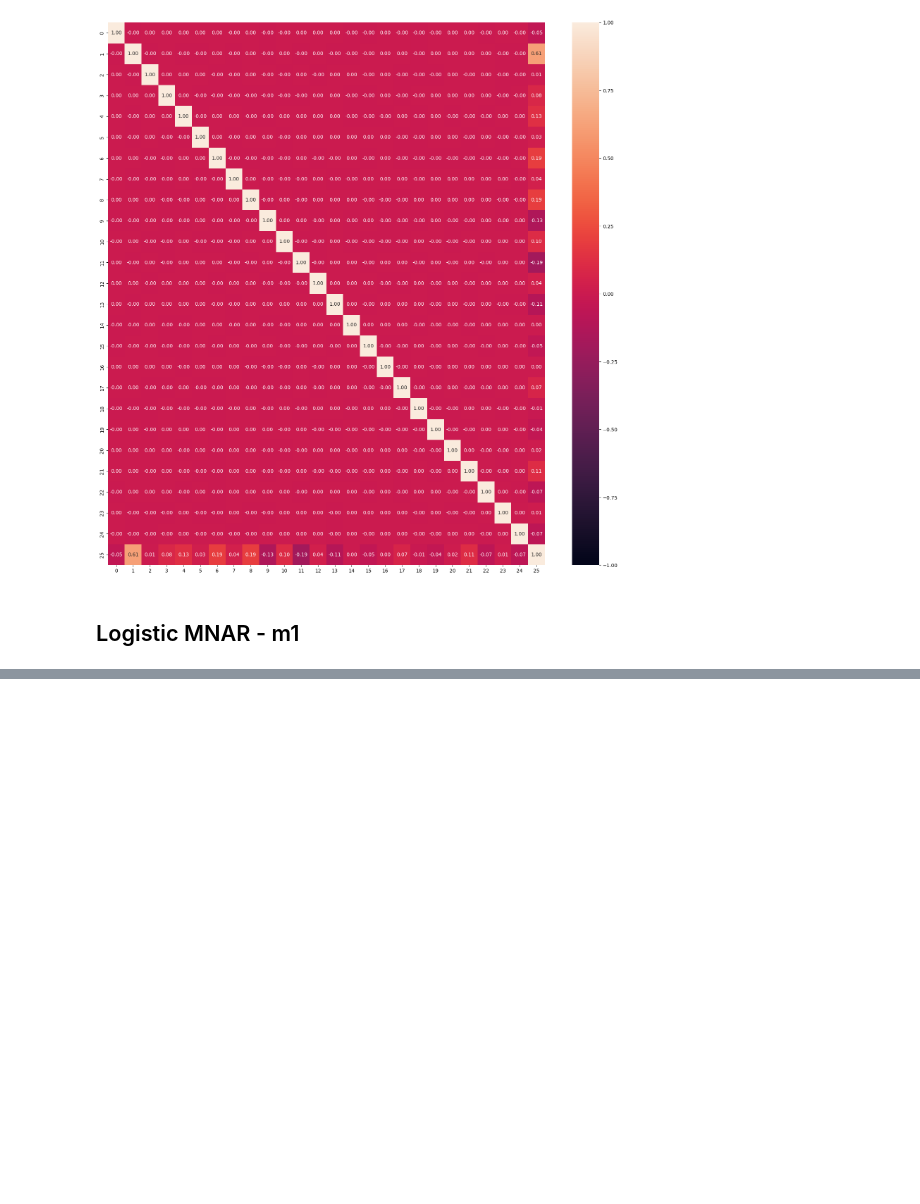
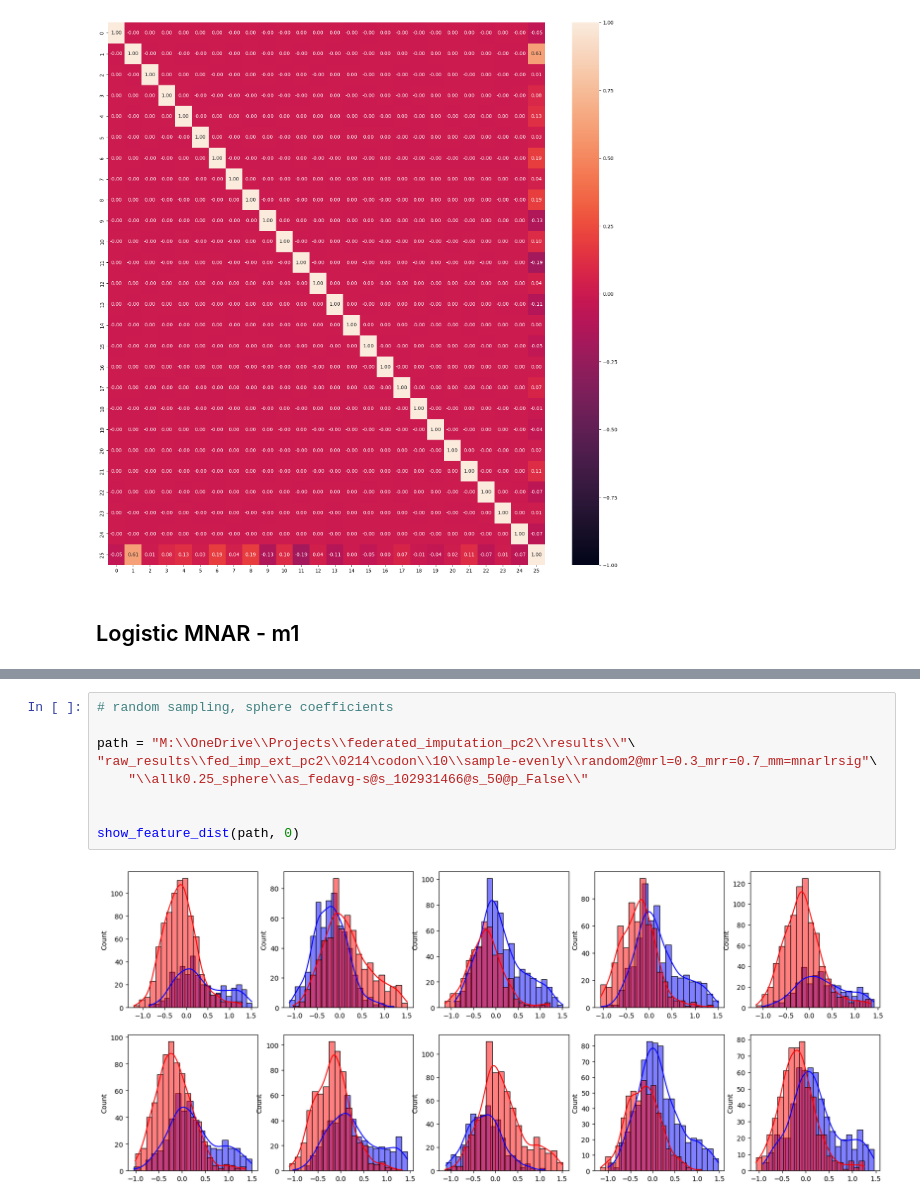
Before and after one commit to sitaomin1994/federated_imputation, a Jupyter notebook: notebook/paper_revision.ipynb, the cells around one changed output, grey strips where cells are left out. Cells and saved outputs as stored; diff of their text form; blank space fills up the shorter version.

```diff
--- a/notebook/paper_revision.ipynb
+++ b/notebook/paper_revision.ipynb
@@ -73,0 +342,11 @@ Name: count, dtype: int64
+# %%
+# random sampling, sphere coefficients
+
+path = "M:\\OneDrive\\Projects\\federated_imputation_pc2\\results\\"\
+"raw_results\\fed_imp_ext_pc2\\0214\codon\\10\\sample-evenly\\random2@mrl=0.3_mrr=0.7_mm=mnarlrsig"\
+    "\\allk0.25_sphere\\as_fedavg-s@s_102931466@s_50@p_False\\"
+
+
+show_feature_dist(path, 0)
+# %% [output]
+[figure, added]
```
Also changed, not shown: parts of 14 cells of this notebook, 8 other files.
